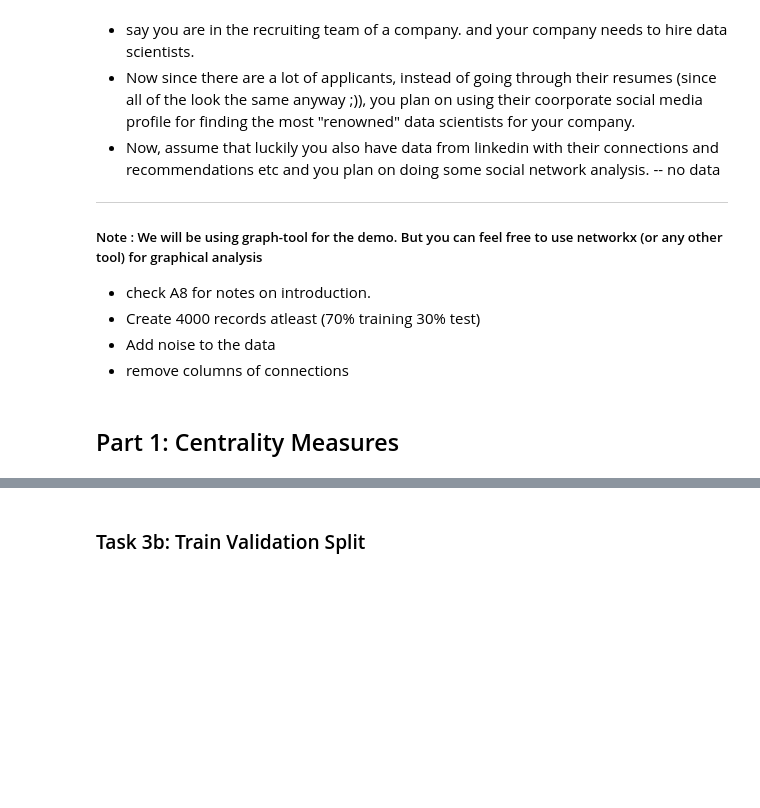
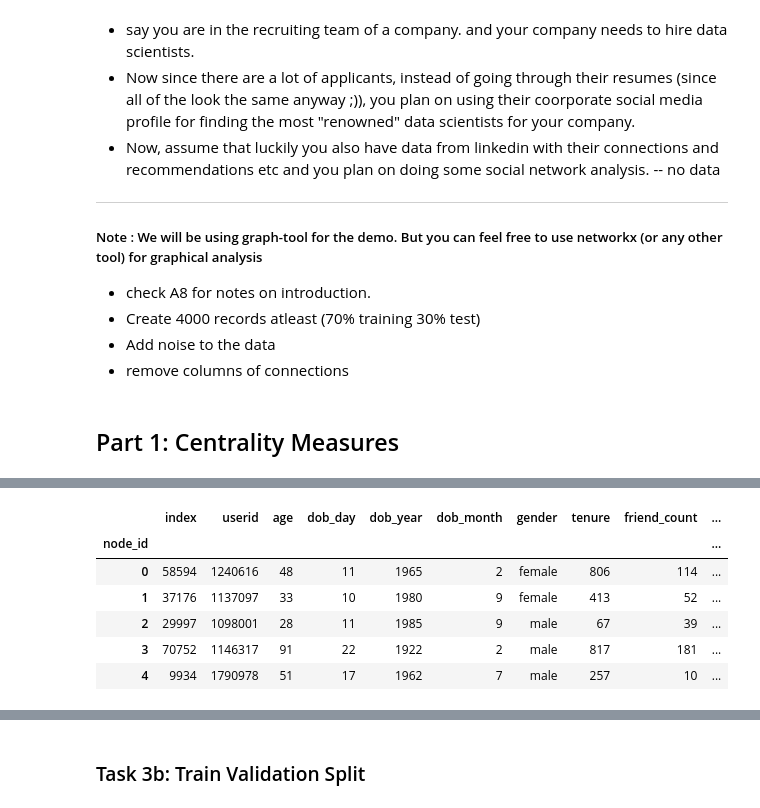
Before and after one commit to meghan14/big_data_projects_python, a Jupyter notebook: assignment_design/assignment_design_cmpt733_mg_networkx.ipynb, the cells around one changed output, grey strips where cells are left out. Saved outputs shown, nothing was run; the diff lists cells and outputs as text; code cells hidden in the pictures; blank space fills up the shorter version.

```diff
--- a/assignment_design/assignment_design_cmpt733_mg_networkx.ipynb
+++ b/assignment_design/assignment_design_cmpt733_mg_networkx.ipynb
@@ -68,10 +19,0 @@ def get_friends(node):
-# %%
-n_spaths = dict.fromkeys(g,0.0)
-s= dict(all_pairs_shortest_path(g))
-#print([p for p in s])
-for source in g:
-        for path in s[source].values():
-            for node in path[1:]: # ignore firs element (source == node)
-                n_spaths[node] += 1 # this path passes through `node`
-
-print(n_spaths)
@@ -266,0 +76,18 @@ https://rawgit.com/sfu-db/bigdata-cmpt733/master/Assignments/A5/A5.html
+# %%
+#<-- Write Your Code -->
+
+## Get degree centrality
+def get_degree_centrality(node,n):
+    return (len([p for p in g.neighbors(node)])/n)
+
+N = len(g.nodes())
+df['degree_centrality'] = df.index.map(lambda x: get_degree_centrality(x,N-1))
+df.head()
+# %% [output]
+|  | index | userid | age | dob_day | dob_year | dob_month | gender | tenure | friend_count | ... |
+| node_id |  |  |  |  |  |  |  |  |  | ... |
+| 0 | 58594 | 1240616 | 48 | 11 | 1965 | 2 | female | 806 | 114 | ... |
+| 1 | 37176 | 1137097 | 33 | 10 | 1980 | 9 | female | 413 | 52 | ... |
+| 2 | 29997 | 1098001 | 28 | 11 | 1985 | 9 | male | 67 | 39 | ... |
+| 3 | 70752 | 1146317 | 91 | 22 | 1922 | 2 | male | 817 | 181 | ... |
+| 4 | 9934 | 1790978 | 51 | 17 | 1962 | 7 | male | 257 | 10 | ... |
```
Also changed, not shown: parts of 39 cells of this notebook, 4 other files.
